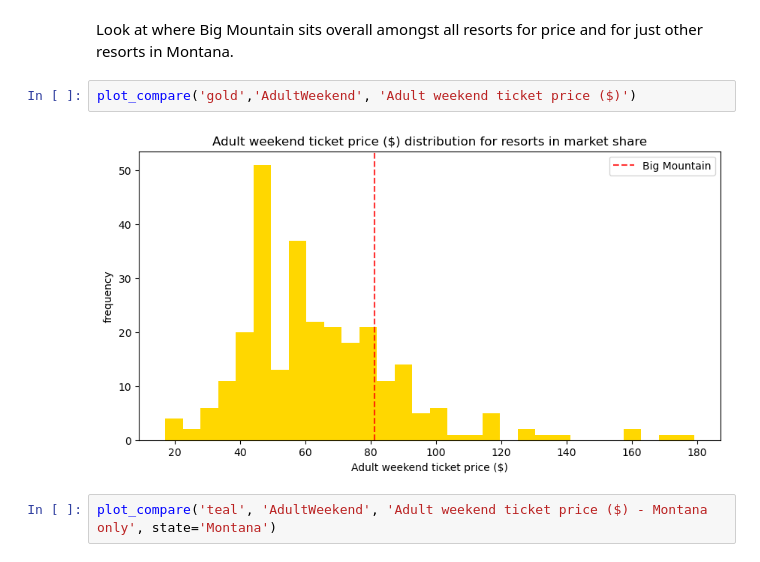
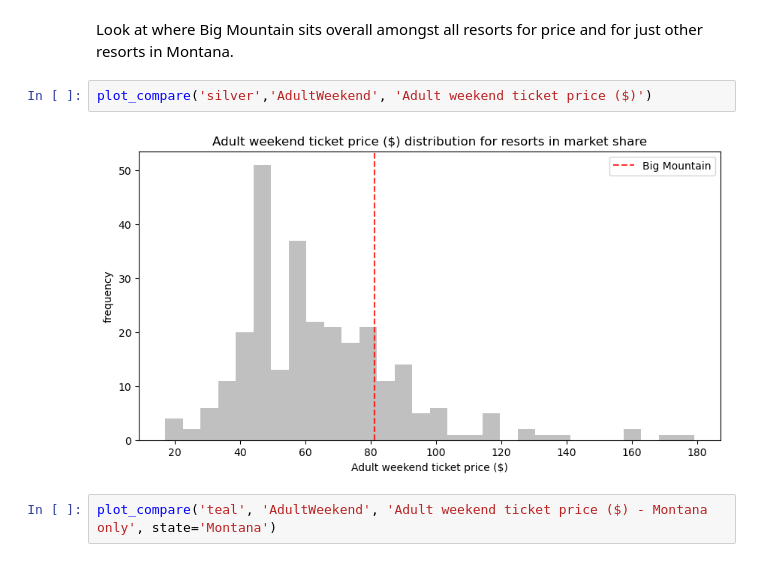
Before and after one commit to MappingKat/DataScienceGuidedCapstone, a Jupyter notebook: Notebooks/05_modeling.ipynb, the cells around one changed output. Drawn from its saved outputs; the diff is of its cells as text.

```diff
--- a/Notebooks/05_modeling.ipynb
+++ b/Notebooks/05_modeling.ipynb
@@ -194,9 +194,9 @@ def plot_compare(color, feat_name, description, state=None, figsize=(10, 5)):
 # %% [markdown]
 Look at where Big Mountain sits overall amongst all resorts for price and for just other resorts in Montana.
 # %%
-plot_compare('gold','AdultWeekend', 'Adult weekend ticket price ($)')
+plot_compare('silver','AdultWeekend', 'Adult weekend ticket price ($)')
 # %% [output]
-[figure, old version]
+[figure, new version]
 # %%
 plot_compare('teal', 'AdultWeekend', 'Adult weekend ticket price ($) - Montana only', state='Montana')
 # %% [output]
```
Also changed, not shown: parts of 14 cells of this notebook, 20 other files.
